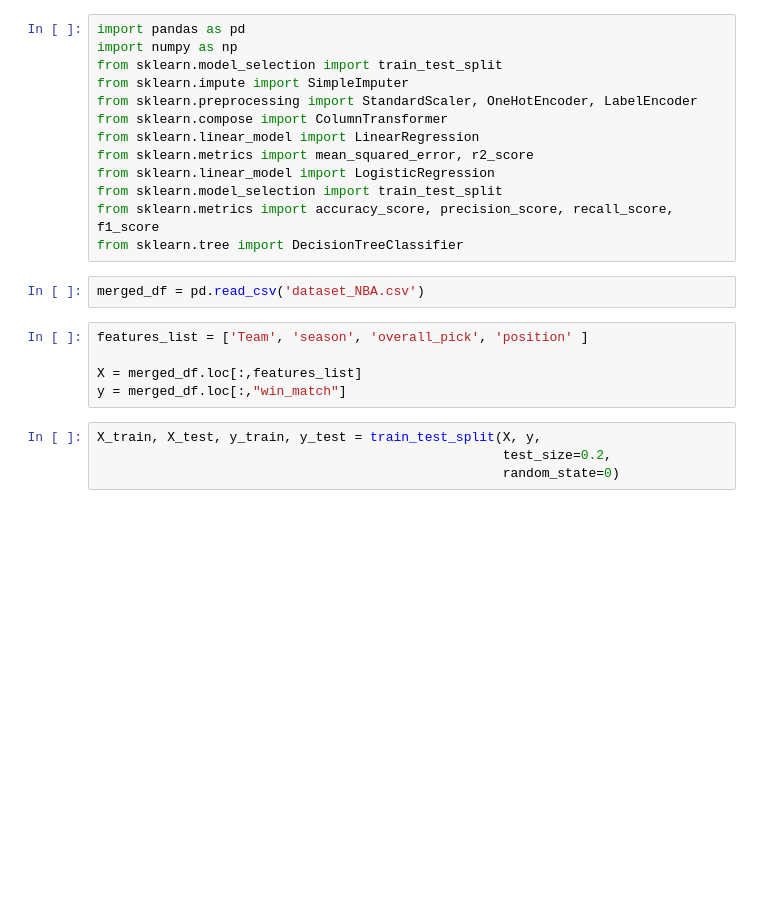
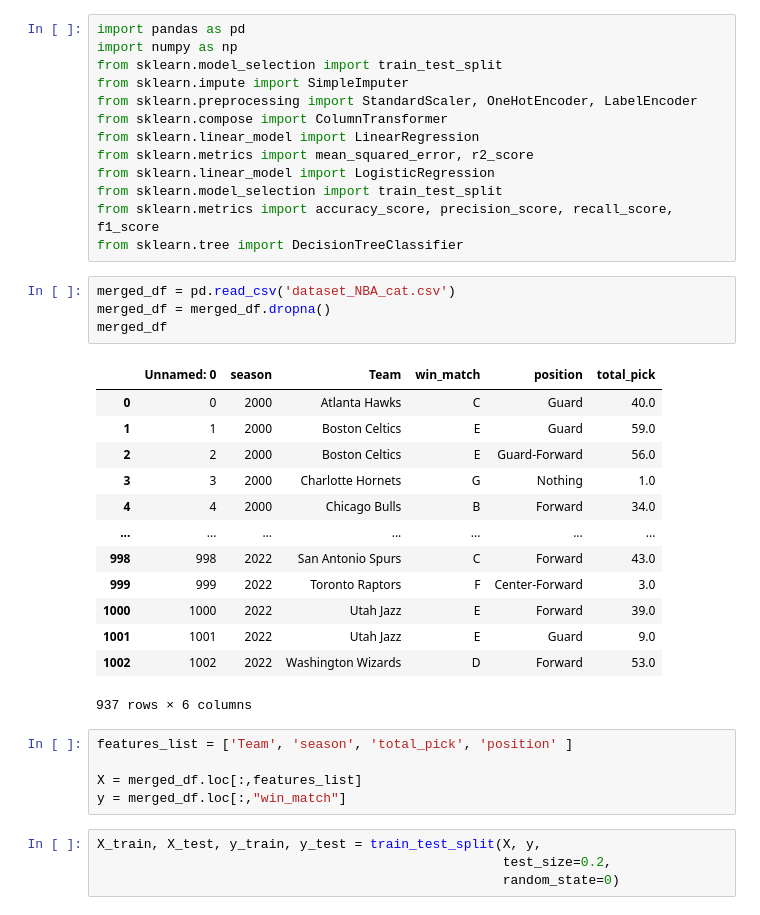
Before and after one commit to hugolo4/demodayJEDHA, a Jupyter notebook: prediction.ipynb, the cells around one changed output. Saved outputs shown, nothing was run; the diff lists cells and outputs as text; blank space fills up the shorter version.

```diff
--- a/prediction.ipynb
+++ b/prediction.ipynb
@@ -12,9 +12,25 @@ from sklearn.model_selection import train_test_split
 from sklearn.metrics import accuracy_score, precision_score, recall_score, f1_score
 from sklearn.tree import DecisionTreeClassifier
 # %%
-merged_df = pd.read_csv('dataset_NBA.csv')
+merged_df = pd.read_csv('dataset_NBA_cat.csv')
+merged_df = merged_df.dropna()
+merged_df
+# %% [output]
+|  | Unnamed: 0 | season | Team | win_match | position | total_pick |
+| 0 | 0 | 2000 | Atlanta Hawks | C | Guard | 40.0 |
+| 1 | 1 | 2000 | Boston Celtics | E | Guard | 59.0 |
+| 2 | 2 | 2000 | Boston Celtics | E | Guard-Forward | 56.0 |
+| 3 | 3 | 2000 | Charlotte Hornets | G | Nothing | 1.0 |
+| 4 | 4 | 2000 | Chicago Bulls | B | Forward | 34.0 |
+| ... | ... | ... | ... | ... | ... | ... |
+| 998 | 998 | 2022 | San Antonio Spurs | C | Forward | 43.0 |
+| 999 | 999 | 2022 | Toronto Raptors | F | Center-Forward | 3.0 |
+| 1000 | 1000 | 2022 | Utah Jazz | E | Forward | 39.0 |
+| 1001 | 1001 | 2022 | Utah Jazz | E | Guard | 9.0 |
+| 1002 | 1002 | 2022 | Washington Wizards | D | Forward | 53.0 |
+937 rows × 6 columns
 # %%
-features_list = ['Team', 'season', 'overall_pick', 'position' ]
+features_list = ['Team', 'season', 'total_pick', 'position' ]
 
 X = merged_df.loc[:,features_list]
 y = merged_df.loc[:,"win_match"]
```
Also changed, not shown: parts of 16 cells of this notebook, 7 other files.
